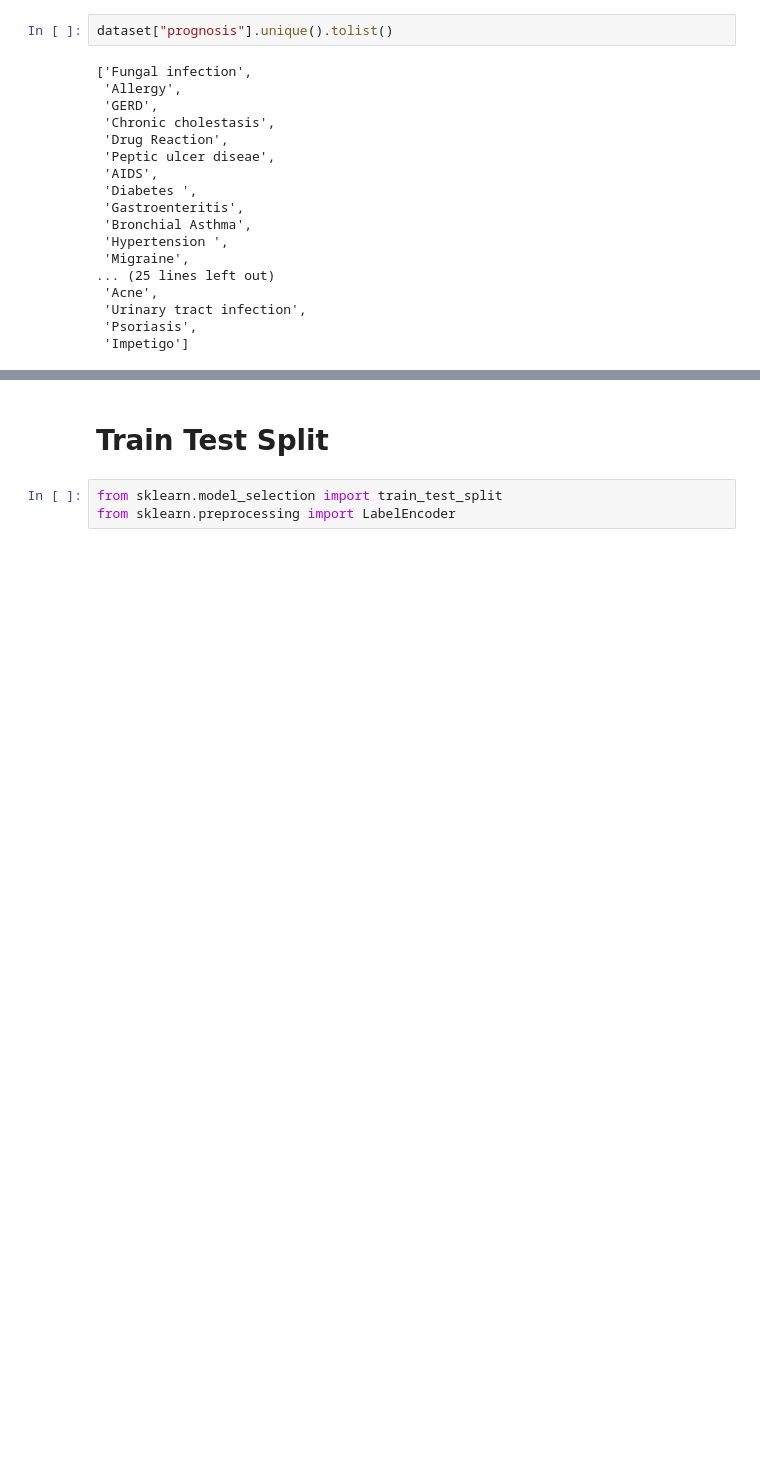
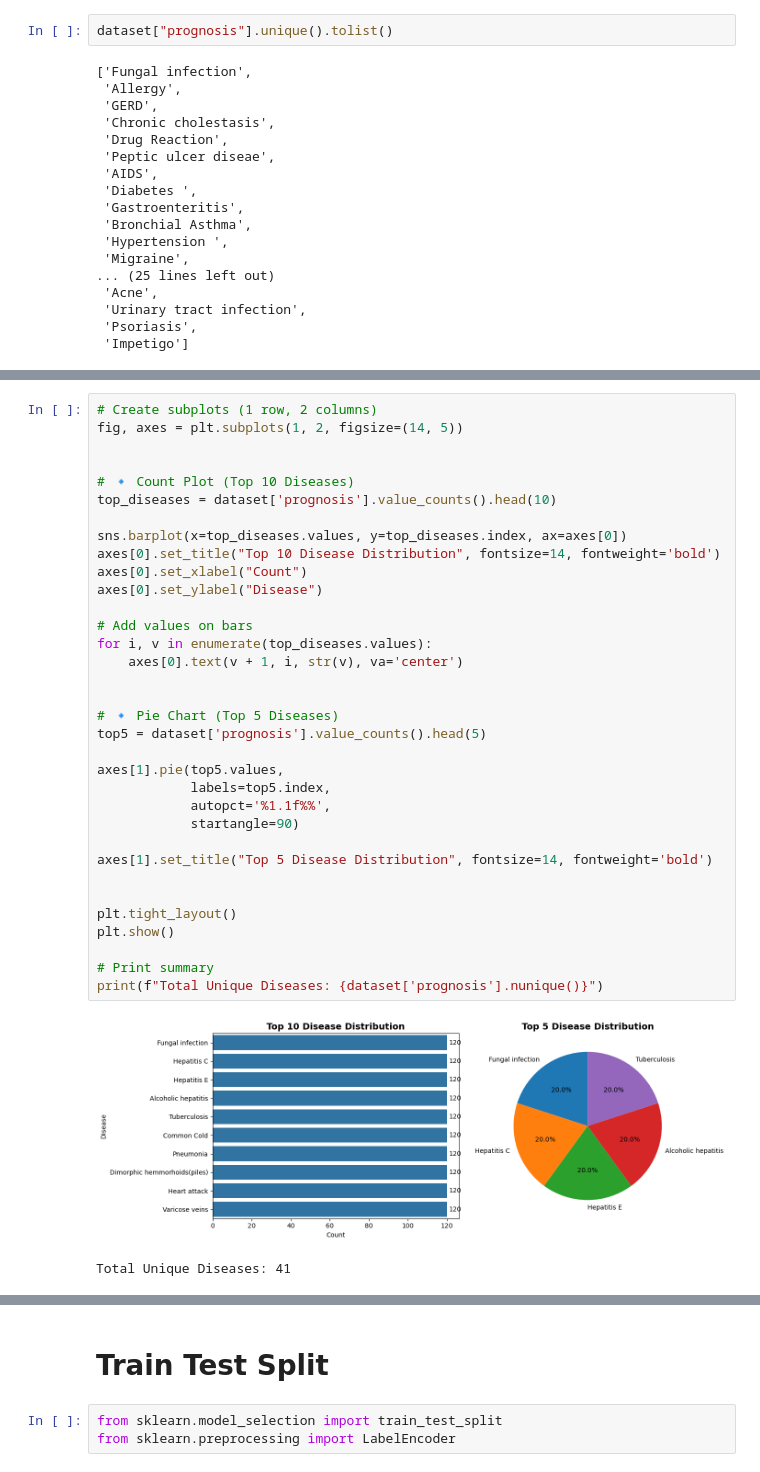
Before and after one commit to AmanKumarpa/medicine_recommendation, a Jupyter notebook: medice_recomm.ipynb, the cells around one changed output, grey strips where cells are left out. Cells and saved outputs as stored; diff of their text form; blank space fills up the shorter version.

```diff
--- a/medice_recomm.ipynb
+++ b/medice_recomm.ipynb
@@ -66,0 +92,37 @@ dataset["prognosis"].unique().tolist()
+# %%
+# Create subplots (1 row, 2 columns)
+fig, axes = plt.subplots(1, 2, figsize=(14, 5))
+
+
+# 🔹 Count Plot (Top 10 Diseases)
+top_diseases = dataset['prognosis'].value_counts().head(10)
+
+sns.barplot(x=top_diseases.values, y=top_diseases.index, ax=axes[0])
+axes[0].set_title("Top 10 Disease Distribution", fontsize=14, fontweight='bold')
+axes[0].set_xlabel("Count")
+axes[0].set_ylabel("Disease")
+
+# Add values on bars
+for i, v in enumerate(top_diseases.values):
+    axes[0].text(v + 1, i, str(v), va='center')
+
+
+# 🔹 Pie Chart (Top 5 Diseases)
+top5 = dataset['prognosis'].value_counts().head(5)
+
+axes[1].pie(top5.values,
+            labels=top5.index,
+            autopct='%1.1f%%',
+            startangle=90)
+
+axes[1].set_title("Top 5 Disease Distribution", fontsize=14, fontweight='bold')
+
+
+plt.tight_layout()
+plt.show()
+
+# Print summary
+print(f"Total Unique Diseases: {dataset['prognosis'].nunique()}")
+# %% [output]
+[figure, added]
+Total Unique Diseases: 41
```
Also changed, not shown: parts of 7 cells of this notebook.
